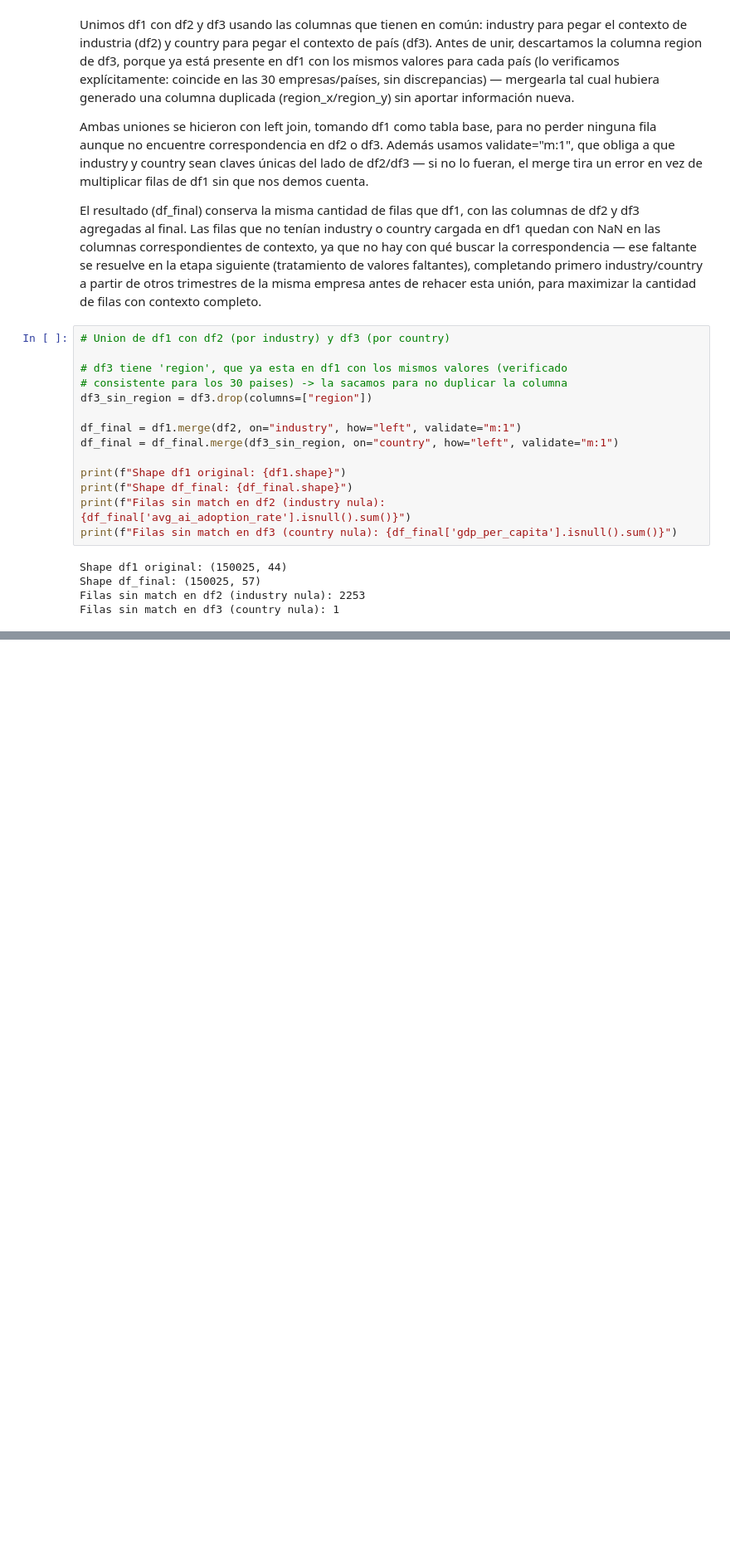
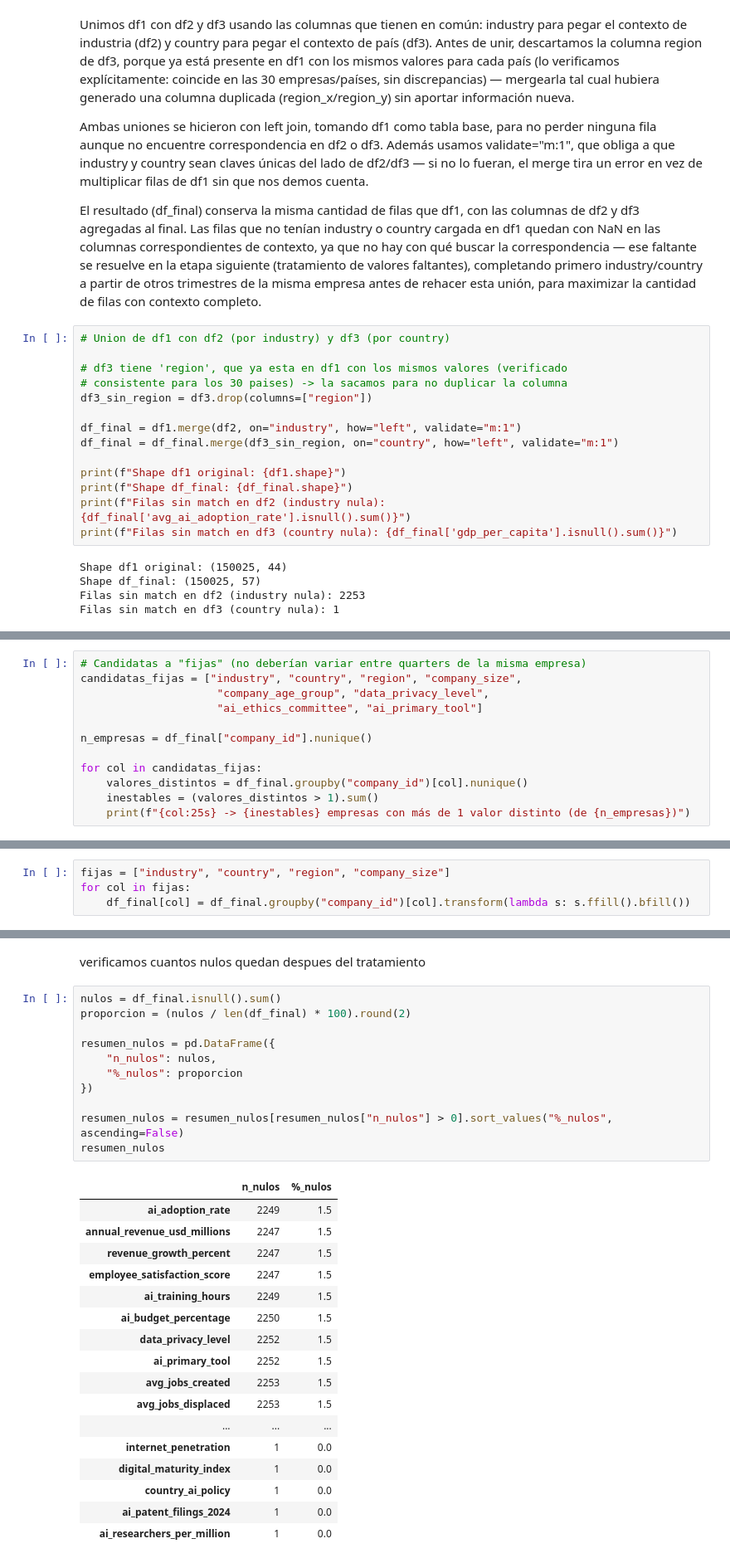
Before and after one commit to Franncippi/Proyecto-mentoria-M09, a Jupyter notebook: 01_analisis_exploratorio.ipynb, the cells around one changed output, grey strips where cells are left out. Shown at 83% size. Drawn from its saved outputs; the diff is of its cells as text; blank space fills up the shorter version.

```diff
--- a/01_analisis_exploratorio.ipynb
+++ b/01_analisis_exploratorio.ipynb
@@ -888,0 +926,12 @@ Filas sin match en df3 (country nula): 1
+# %%
+# Candidatas a "fijas" (no deberían variar entre quarters de la misma empresa)
+candidatas_fijas = ["industry", "country", "region", "company_size",
+                     "company_age_group", "data_privacy_level",
+                     "ai_ethics_committee", "ai_primary_tool"]
+
+n_empresas = df_final["company_id"].nunique()
+
+for col in candidatas_fijas:
+    valores_distintos = df_final.groupby("company_id")[col].nunique()
+    inestables = (valores_distintos > 1).sum()
+    print(f"{col:25s} -> {inestables} empresas con más de 1 valor distinto (de {n_empresas})")
@@ -888,0 +949,4 @@ Filas sin match en df3 (country nula): 1
+# %%
+fijas = ["industry", "country", "region", "company_size"]
+for col in fijas:
+    df_final[col] = df_final.groupby("company_id")[col].transform(lambda s: s.ffill().bfill())
@@ -888,0 +964,31 @@ Filas sin match en df3 (country nula): 1
+# %% [markdown]
+verificamos cuantos nulos quedan despues del tratamiento
+# %%
+nulos = df_final.isnull().sum()
+proporcion = (nulos / len(df_final) * 100).round(2)
+
+resumen_nulos = pd.DataFrame({
+    "n_nulos": nulos,
+    "%_nulos": proporcion
+})
+
+resumen_nulos = resumen_nulos[resumen_nulos["n_nulos"] > 0].sort_values("%_nulos", ascending=False)
+resumen_nulos
+# %% [output]
+|  | n_nulos | %_nulos |
+| ai_adoption_rate | 2249 | 1.5 |
+| annual_revenue_usd_millions | 2247 | 1.5 |
+| revenue_growth_percent | 2247 | 1.5 |
+| employee_satisfaction_score | 2247 | 1.5 |
+| ai_training_hours | 2249 | 1.5 |
+| ai_budget_percentage | 2250 | 1.5 |
+| data_privacy_level | 2252 | 1.5 |
+| ai_primary_tool | 2252 | 1.5 |
+| avg_jobs_created | 2253 | 1.5 |
+| avg_jobs_displaced | 2253 | 1.5 |
+| ... | ... | ... |
+| internet_penetration | 1 | 0.0 |
+| digital_maturity_index | 1 | 0.0 |
+| country_ai_policy | 1 | 0.0 |
+| ai_patent_filings_2024 | 1 | 0.0 |
+| ai_researchers_per_million | 1 | 0.0 |
```
Also changed, not shown: parts of 9 cells of this notebook.
